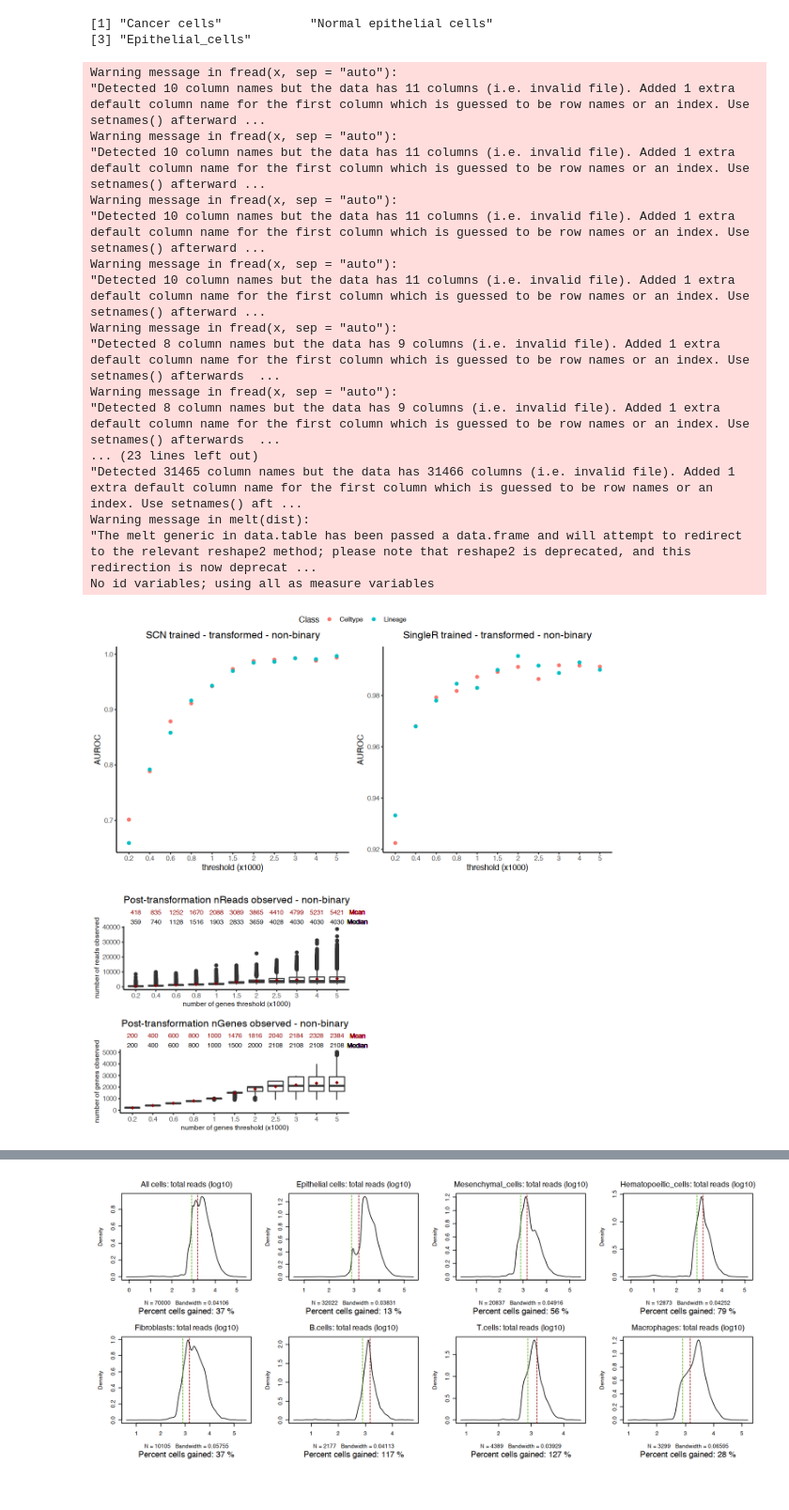
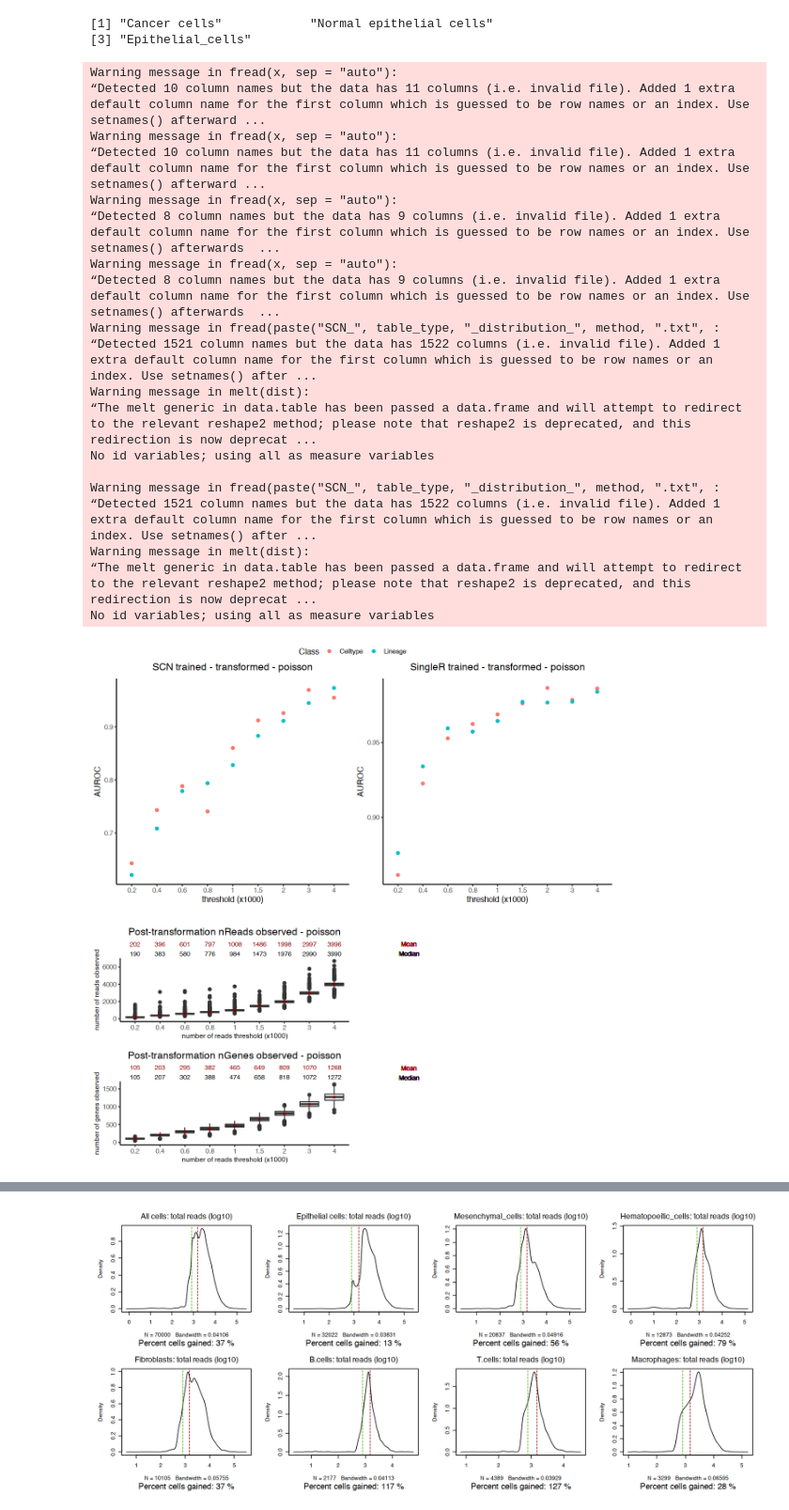
Before and after one commit to ibishara/scRNA-QC, a Jupyter notebook: 006_plots.ipynb, the cells around one changed output, grey strips where cells are left out. Shown at 94% size. Drawn from its saved outputs; the diff is of its cells as text; code cells hidden in the pictures.

```diff
--- a/006_plots.ipynb
+++ b/006_plots.ipynb
@@ -120,6 +175,7 @@ unique(meta_sub[ epi.ind,]$HQ_LQ_annotation )
 [3] "Epithelial_cells"
 # %%
 # Figure 2
+setwd('/Users/ibishara/Desktop/FELINE_C1/')
 
 # packages
 library(data.table)
@@ -153,9 +209,10 @@ perf.SR <- as.data.frame(do.call(rbind, perf.list.SR))  #join list of tables
 # method = floor, non-binary
 
 dist.clean <- function(table_type, method){
-        ## Deployment :             dist <- fread(paste('SCN_', table_type, '_distribution_', method, '.txt' , sep=''), sep = '\t') # read distribution table
+        # dist <- fread(paste('SCN_', table_type, '_distribution_', method, '.txt' , sep=''), sep = '\t') # read distribution table
             if(method == 'floor') {dist <- fread(paste('SCN_', table_type, '_distribution_reads_', method, '_Lineage.txt' , sep=''), sep = '\t') # read distribution table
-            } else {dist <- fread(paste('SCN_', table_type, '_distribution_genes_', method, '_Lineage.txt' , sep=''), sep = '\t') }# read distribution table
+            } else if (method == 'poisson'){
+            dist <- fread(paste('SCN_', table_type, '_distribution_', method, '.txt' , sep=''), sep = '\t') }# read distribution table
 
             ##
             # data clean-up
@@ -165,10 +222,12 @@ dist.clean <- function(table_type, method){
             dist <- dist[-1,]
             dist <- melt(dist)
         }
-dist.reads_floor <- dist.clean('reads', 'floor')
-dist.genes_floor <- dist.clean('genes', 'floor')
-dist.reads_nonbin <- dist.clean('reads', 'non-binary')
-dist.genes_nonbin <- dist.clean('genes', 'non-binary')
+# dist.reads_floor <- dist.clean('reads', 'floor')
+# dist.genes_floor <- dist.clean('genes', 'floor')
+dist.reads_poisson <- dist.clean('reads', 'poisson')
+dist.genes_poisson <- dist.clean('genes', 'poisson')
+# dist.reads_nonbin <- dist.clean('reads', 'non-binary')
+# dist.genes_nonbin <- dist.clean('genes', 'non-binary')
 
 # Calculates mean and median for plot annotations
 summ <- function(x) c(Mean = mean(x), median = median(x))
@@ -178,29 +237,32 @@ summ.clean <- function(mat) {
     return(stats)
 }
 
-
-stat.reads_floor <- summ.clean(dist.reads_floor)
-stat.genes_floor <- summ.clean(dist.genes_floor )
-stat.reads_nonbin <- summ.clean(dist.reads_nonbin)
-stat.genes_nonbin <- summ.clean(dist.genes_nonbin)
+stat.reads_poisson <- summ.clean(dist.reads_poisson)
+stat.genes_poisson <- summ.clean(dist.genes_poisson )
+# stat.reads_floor <- summ.clean(dist.reads_floor)
+# stat.genes_floor <- summ.clean(dist.genes_floor )
+# stat.reads_nonbin <- summ.clean(dist.reads_nonbin)
+# stat.genes_nonbin <- summ.clean(dist.genes_nonbin)
 # %% [output]
 Warning message in fread(x, sep = "auto"):
-"Detected 10 column names but the data has 11 columns (i.e. invalid file). Added 1 extra default column name for the first column which is guessed to be row names or an index. Use setnames() afterward ...
+“Detected 10 column names but the data has 11 columns (i.e. invalid file). Added 1 extra default column name for the first column which is guessed to be row names or an index. Use setnames() afterward ...
 Warning message in fread(x, sep = "auto"):
-"Detected 10 column names but the data has 11 columns (i.e. invalid file). Added 1 extra default column name for the first column which is guessed to be row names or an index. Use setnames() afterward ...
+“Detected 10 column names but the data has 11 columns (i.e. invalid file). Added 1 extra default column name for the first column which is guessed to be row names or an index. Use setnames() afterward ...
 Warning message in fread(x, sep = "auto"):
-"Detected 10 column names but the data has 11 columns (i.e. invalid file). Added 1 extra default column name for the first column which is guessed to be row names or an index. Use setnames() afterward ...
+“Detected 8 column names but the data has 9 columns (i.e. invalid file). Added 1 extra default column name for the first column which is guessed to be row names or an index. Use setnames() afterwards  ...
 Warning message in fread(x, sep = "auto"):
-"Detected 10 column names but the data has 11 columns (i.e. invalid file). Added 1 extra default column name for the first column which is guessed to be row names or an index. Use setnames() afterward ...
-Warning message in fread(x, sep = "auto"):
-"Detected 8 column names but the data has 9 columns (i.e. invalid file). Added 1 extra default column name for the first column which is guessed to be row names or an index. Use setnames() afterwards  ...
-Warning message in fread(x, sep = "auto"):
-"Detected 8 column names but the data has 9 columns (i.e. invalid file). Added 1 extra default column name for the first column which is guessed to be row names or an index. Use setnames() afterwards  ...
-... (23 lines left out)
-"Detected 31465 column names but the data has 31466 columns (i.e. invalid file). Added 1 extra default column name for the first column which is guessed to be row names or an index. Use setnames() aft ...
+“Detected 8 column names but the data has 9 columns (i.e. invalid file). Added 1 extra default column name for the first column which is guessed to be row names or an index. Use setnames() afterwards  ...
+Warning message in fread(paste("SCN_", table_type, "_distribution_", method, ".txt", :
+“Detected 1521 column names but the data has 1522 columns (i.e. invalid file). Added 1 extra default column name for the first column which is guessed to be row names or an index. Use setnames() after ...
 Warning message in melt(dist):
-"The melt generic in data.table has been passed a data.frame and will attempt to redirect to the relevant reshape2 method; please note that reshape2 is deprecated, and this redirection is now deprecat ...
+“The melt generic in data.table has been passed a data.frame and will attempt to redirect to the relevant reshape2 method; please note that reshape2 is deprecated, and this redirection is now deprecat ...
 No id variables; using all as measure variables
+
+Warning message in fread(paste("SCN_", table_type, "_distribution_", method, ".txt", :
+“Detected 1521 column names but the data has 1522 columns (i.e. invalid file). Added 1 extra default column name for the first column which is guessed to be row names or an index. Use setnames() after ...
+Warning message in melt(dist):
+“The melt generic in data.table has been passed a data.frame and will attempt to redirect to the relevant reshape2 method; please note that reshape2 is deprecated, and this redirection is now deprecat ...
+No id variables; using all as measure variables
 # %%
 
 options(repr.plot.width=10, repr.plot.height=10)
@@ -241,7 +303,15 @@ statplot <- function(method){
         stats.reads.data <- stat.reads_floor
         stats.genes.data <- stat.genes_floor
 
-        } else {
+        } else if (method == 'poisson'){
+        table_type <- 'reads'
+        dist.reads.data <- dist.reads_poisson
+        dist.genes.data <- dist.genes_poisson
+        stats.reads.data <- stat.reads_poisson
+        stats.genes.data <- stat.genes_poisson
+
+
+        } else if (method == 'non-binary'){
         table_type <- 'genes'
         dist.reads.data <- dist.reads_nonbin
         dist.genes.data <- dist.genes_nonbin
@@ -268,37 +338,37 @@ statplot <- function(method){
     plot2 <- ggplot(dist.genes.data, aes(as.factor(variable), value)) +
             geom_boxplot() +
             stat_summary(fun= mean, colour="darkred", geom="point", shape=18, size=2, show.legend=FALSE) + # mean
             geom_text(data = stats.genes.data, aes(label = Mean, y =  10), vjust= mean.v, size = 3, colour="darkred") +  # mean annotations
             geom_text(data = stats.genes.data, aes(label = median, y =  10), vjust= median.v, size = 3, colour="black") +  # median annotations
             geom_text(x=12, y = mean.v, label="Mean", colour="darkred", size = 3, vjust = mean.v ) +  # mean label
             geom_text(x=12, y = median.v, label="Median", colour="black", size = 3, vjust = median.v) +  # median label
             ggtitle(paste("Post-transformation nGenes observed -", method)) +
             xlab(paste('number of', table_type, 'threshold (x1000)')) + ylab("number of genes observed") +
             theme_classic() +
             theme(plot.title = element_text(vjust = 9, hjust = 0.5), # title centered & up to accomodate stats annotations
                 axis.title=element_text(size= 9,face="bold")) + # adjust axis label sizes
             coord_cartesian(clip = "off")
 
     spacer <- NULL
     ggarrange(grobs = spacer, plot1, spacer, plot2, ncol = 1, nrow = 4, heights=c(20, 100, 20, 100), widths = c(200), legend ='top')
 }
 
 # summary plots
-plot1 <- AUCplot('SCN', 'non-binary')
-plot2 <- AUCplot('SR', 'non-binary')
-plot3 <- statplot('non-binary')
+plot1 <- AUCplot('SCN', 'poisson')
+plot2 <- AUCplot('SR', 'poisson')
+plot3 <- statplot('poisson')
 
 
 # plot3 <- plotf('SCN', 'non-binary')
 # plot4 <- plotf('SR', 'non-binary')
 
 # pdf('performance_perf.SCNary_400_400cells.pdf')
 spacer <- NULL
 ggarrange(grobs = plot1, plot2, spacer, spacer, plot3, ncol = 2, nrow = 3, heights=c(400, 20, 400), widths = c(200,  200), common.legend = TRUE)
 
 #dev.off()
 # %% [output]
-[figure, old version]
+[figure, new version]
 # %%
 # Figure 3
 
```
Also changed, not shown: parts of 4 cells of this notebook, 1 other file.
